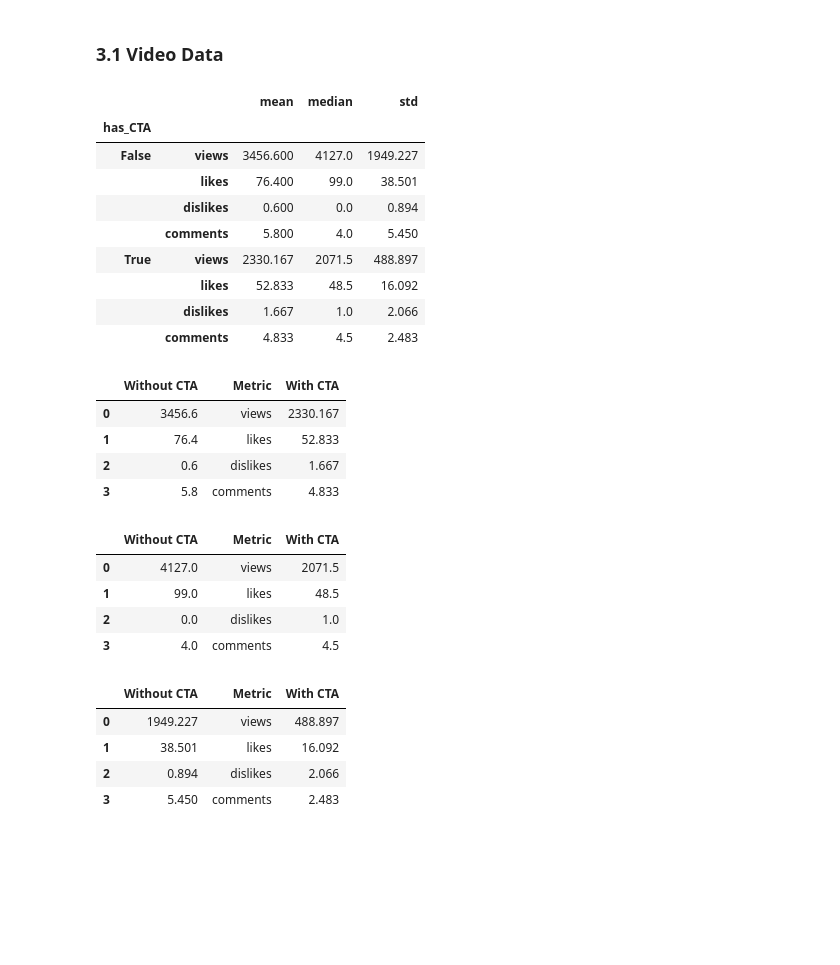
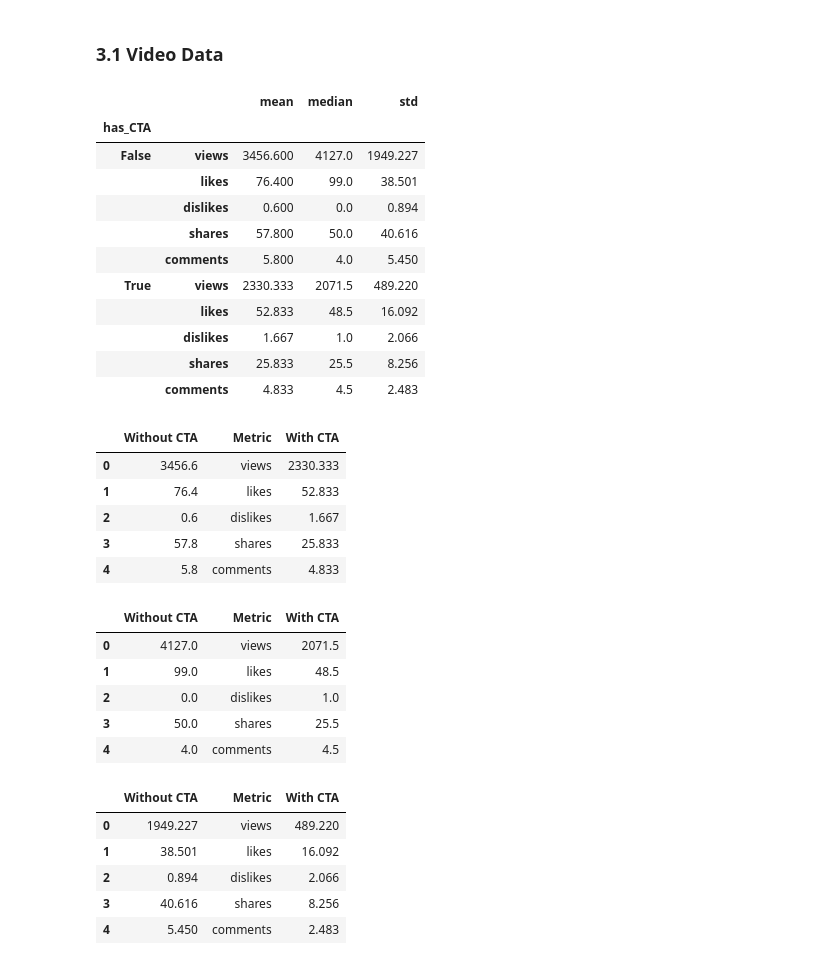
Before and after one commit to tvercamer/VUB-masterproef-YouTube-UvVl, a Jupyter notebook: notebooks/01-beschrijvende-statistiek.ipynb, the cells around one changed output. Cells and saved outputs as stored; diff of their text form; code cells hidden in the pictures; blank space fills up the shorter version.

```diff
--- a/notebooks/01-beschrijvende-statistiek.ipynb
+++ b/notebooks/01-beschrijvende-statistiek.ipynb
@@ -84,26 +84,28 @@ memory usage: 4.1+ KB
 ### 3.1 Video Data
 # %%
 # Globaal beeld - Bereken waarden voor de engagement-metrics
-metrics = ['views', 'likes', 'dislikes', 'comments']
+metrics = ['views', 'likes', 'dislikes', 'shares', 'comments']
 cta_stats_mean = videos.groupby('has_CTA')[metrics].mean()
 cta_stats_median = videos.groupby('has_CTA')[metrics].median()
 cta_stats_std = videos.groupby('has_CTA')[metrics].std()
 cta_stats = pd.DataFrame({
     'mean': cta_stats_mean.stack().round(3),
     'median': cta_stats_median.stack().round(3),
     'std': cta_stats_std.stack().round(3)
 })
 cta_stats
 # %% [output]
 |  |  | mean | median | std |
 | has_CTA |  |  |  |  |
 | False | views | 3456.600 | 4127.0 | 1949.227 |
 |  | likes | 76.400 | 99.0 | 38.501 |
 |  | dislikes | 0.600 | 0.0 | 0.894 |
+|  | shares | 57.800 | 50.0 | 40.616 |
 |  | comments | 5.800 | 4.0 | 5.450 |
-| True | views | 2330.167 | 2071.5 | 488.897 |
+| True | views | 2330.333 | 2071.5 | 489.220 |
 |  | likes | 52.833 | 48.5 | 16.092 |
 |  | dislikes | 1.667 | 1.0 | 2.066 |
+|  | shares | 25.833 | 25.5 | 8.256 |
 |  | comments | 4.833 | 4.5 | 2.483 |
 # %%
 # Visualiseer de verdeling van het gemiddelde
@@ -115,10 +117,11 @@ cta_mean_table = pd.DataFrame({
 cta_mean_table
 # %% [output]
 |  | Without CTA | Metric | With CTA |
-| 0 | 3456.6 | views | 2330.167 |
+| 0 | 3456.6 | views | 2330.333 |
 | 1 | 76.4 | likes | 52.833 |
 | 2 | 0.6 | dislikes | 1.667 |
-| 3 | 5.8 | comments | 4.833 |
+| 3 | 57.8 | shares | 25.833 |
+| 4 | 5.8 | comments | 4.833 |
 # %%
 # Visualiseer de verdeling van de mediaan
 cta_median_table = pd.DataFrame({
@@ -132,7 +135,8 @@ cta_median_table
 | 0 | 4127.0 | views | 2071.5 |
 | 1 | 99.0 | likes | 48.5 |
 | 2 | 0.0 | dislikes | 1.0 |
-| 3 | 4.0 | comments | 4.5 |
+| 3 | 50.0 | shares | 25.5 |
+| 4 | 4.0 | comments | 4.5 |
 # %%
 # Visualiseer de verdeling van de standaarddeviatie
 cta_std_table = pd.DataFrame({
@@ -143,10 +147,11 @@ cta_std_table = pd.DataFrame({
 cta_std_table
 # %% [output]
 |  | Without CTA | Metric | With CTA |
-| 0 | 1949.227 | views | 488.897 |
+| 0 | 1949.227 | views | 489.220 |
 | 1 | 38.501 | likes | 16.092 |
 | 2 | 0.894 | dislikes | 2.066 |
-| 3 | 5.450 | comments | 2.483 |
+| 3 | 40.616 | shares | 8.256 |
+| 4 | 5.450 | comments | 2.483 |
 # %%
 # Boxplots van de engagement-metrics per has_CTA
 for metric in metrics:
```
Also changed, not shown: parts of 6 cells of this notebook, 2 other files.
